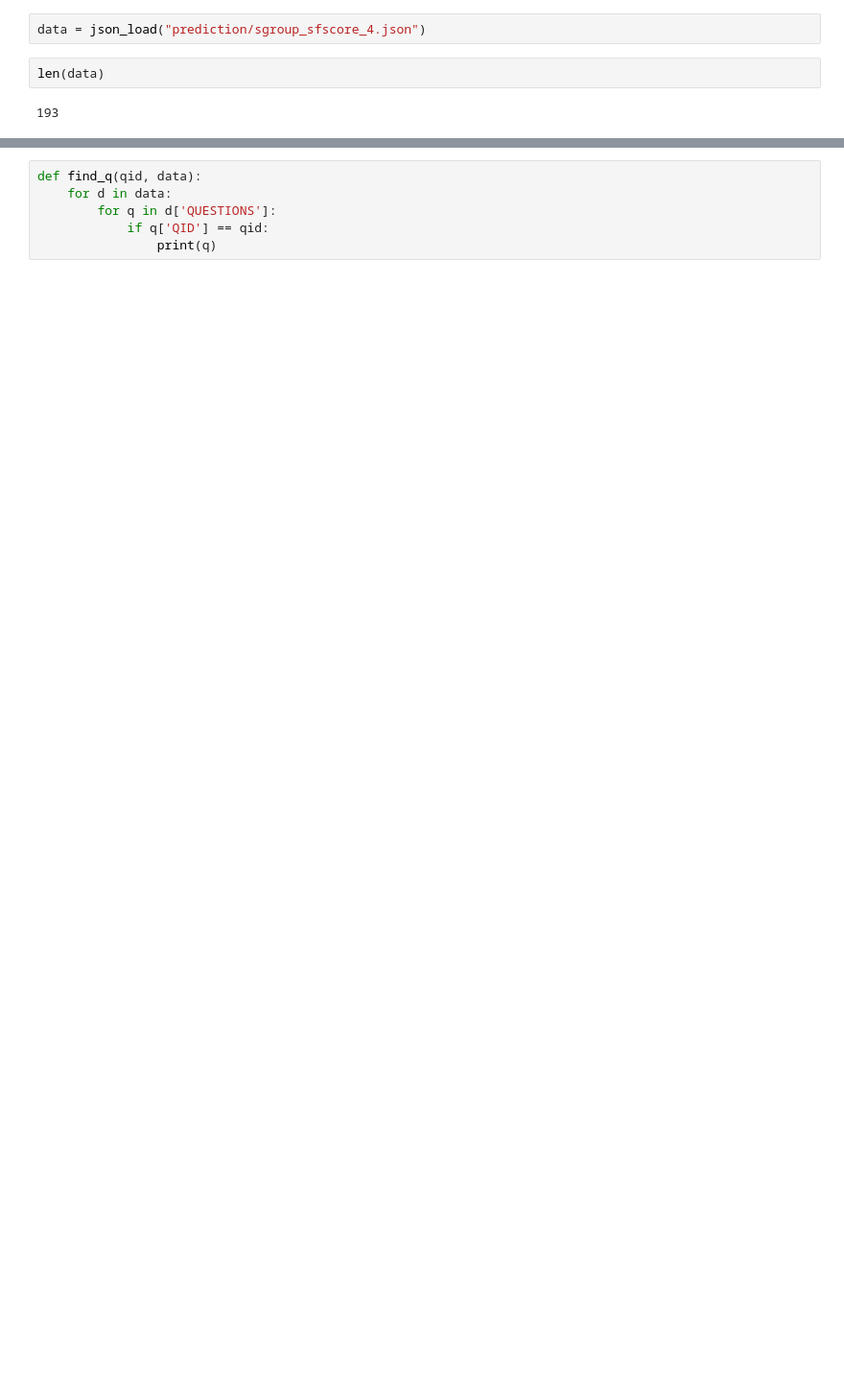
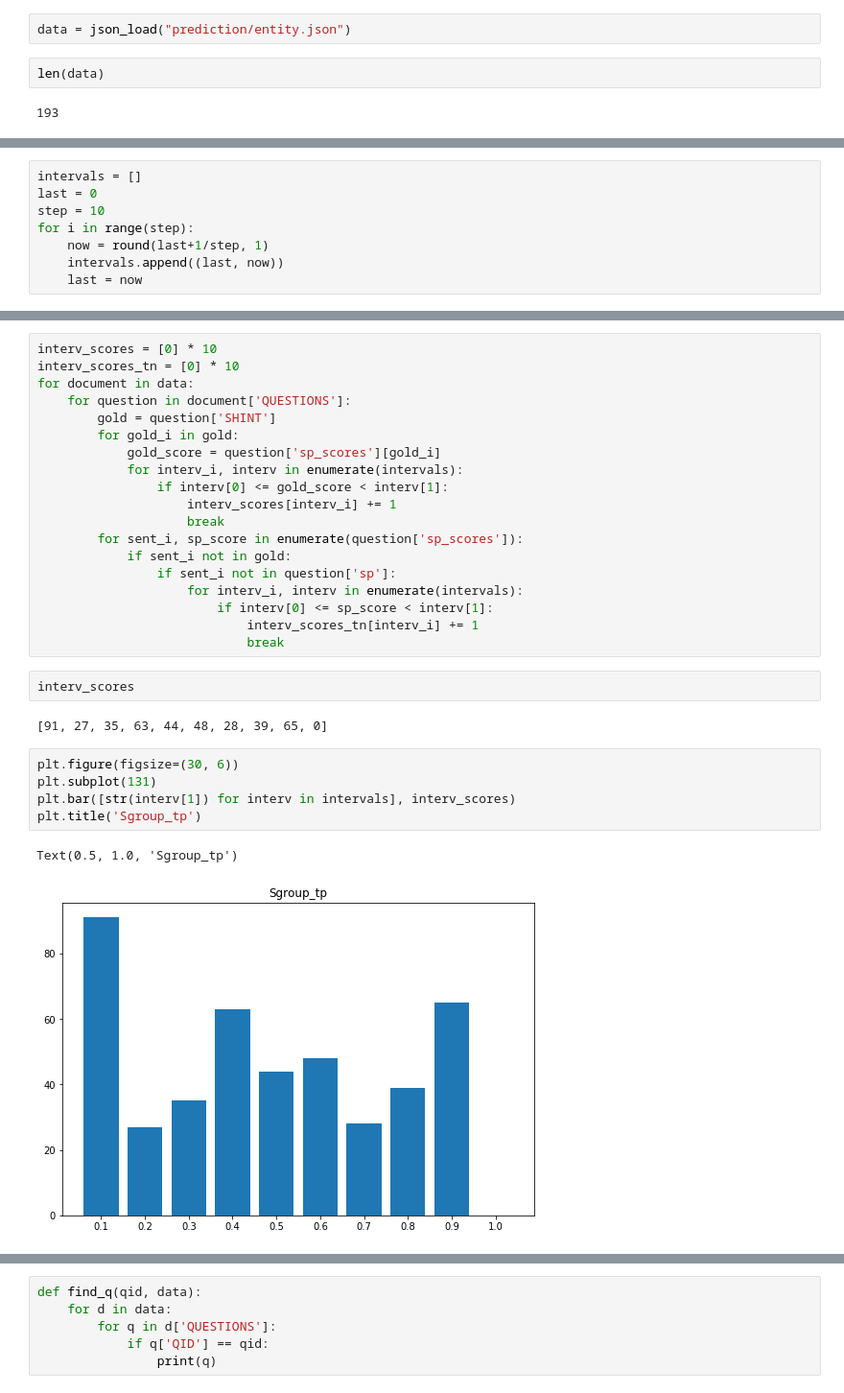
Before and after one commit to michaelmoju/fgc_support_retri, a Jupyter notebook: error_analysis.ipynb, the cells around one changed output, grey strips where cells are left out. Shown at 96% size. Saved outputs shown, nothing was run; the diff lists cells and outputs as text; blank space fills up the shorter version.

Commit message:
is_score

```diff
--- a/error_analysis.ipynb
+++ b/error_analysis.ipynb
@@ -22,5 +51,5 @@ def print_sent_ie(sp_i, d):
 # %%
-data = json_load("prediction/sgroup_sfscore_4.json")
+data = json_load("prediction/entity.json")
 # %%
 len(data)
 # %% [output]
@@ -56,0 +102,8 @@ len(data)
+# %%
+intervals = []
+last = 0
+step = 10
+for i in range(step):
+    now = round(last+1/step, 1)
+    intervals.append((last, now))
+    last = now
@@ -56,0 +123,31 @@ len(data)
+# %%
+interv_scores = [0] * 10
+interv_scores_tn = [0] * 10
+for document in data:
+    for question in document['QUESTIONS']:
+        gold = question['SHINT']
+        for gold_i in gold:
+            gold_score = question['sp_scores'][gold_i]
+            for interv_i, interv in enumerate(intervals):
+                if interv[0] <= gold_score < interv[1]:
+                    interv_scores[interv_i] += 1
+                    break
+        for sent_i, sp_score in enumerate(question['sp_scores']):
+            if sent_i not in gold:
+                if sent_i not in question['sp']:
+                    for interv_i, interv in enumerate(intervals):
+                        if interv[0] <= sp_score < interv[1]:
+                            interv_scores_tn[interv_i] += 1
+                            break
+# %%
+interv_scores
+# %% [output]
+[91, 27, 35, 63, 44, 48, 28, 39, 65, 0]
+# %%
+plt.figure(figsize=(30, 6))
+plt.subplot(131)
+plt.bar([str(interv[1]) for interv in intervals], interv_scores)
+plt.title('Sgroup_tp')
+# %% [output]
+Text(0.5, 1.0, 'Sgroup_tp')
+[figure, added]
```
Also changed, not shown: parts of 21 cells of this notebook, 10 other files.
